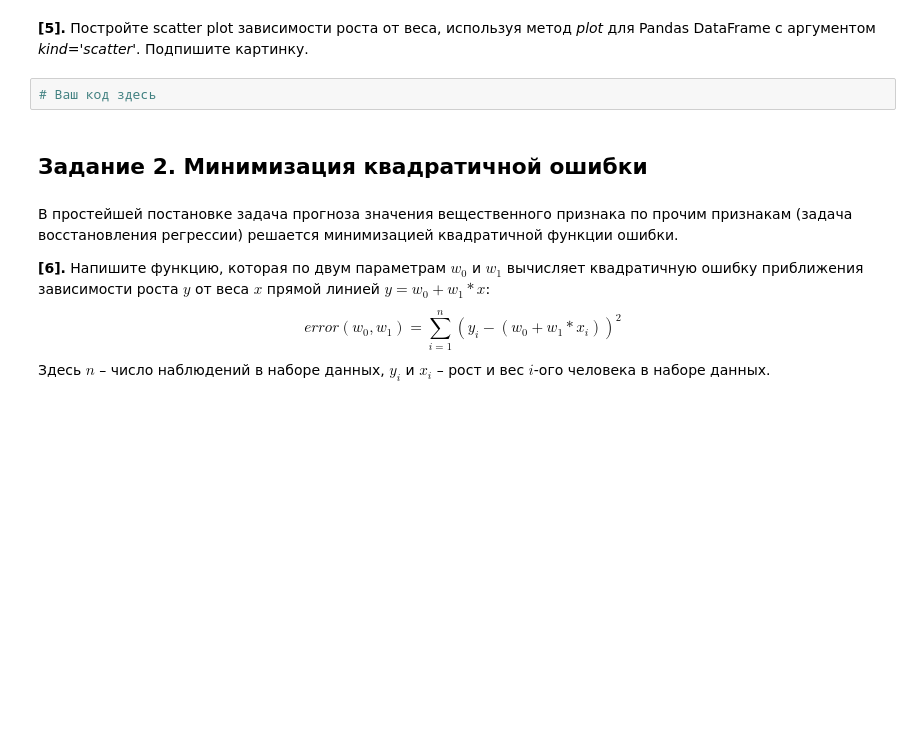
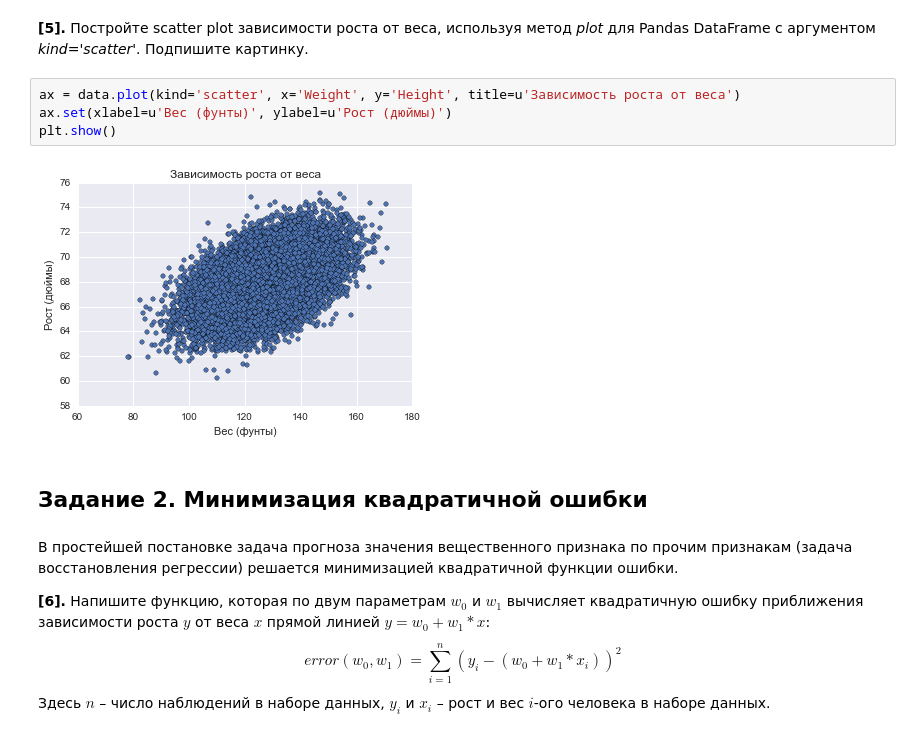
Before and after one commit to whoisvolos/ml_spec, a Jupyter notebook: course_2/week_1/peer_review_linreg_height_weight.ipynb, the cells around one changed output. Saved outputs shown, nothing was run; the diff lists cells and outputs as text; blank space fills up the shorter version.

```diff
--- a/course_2/week_1/peer_review_linreg_height_weight.ipynb
+++ b/course_2/week_1/peer_review_linreg_height_weight.ipynb
@@ -84,7 +108,11 @@ data['weight_cat'] = data['Weight'].apply(weight_category)
 # %% [markdown]
 **[5].** Постройте scatter plot зависимости роста от веса, используя метод *plot* для Pandas DataFrame с аргументом *kind='scatter'*. Подпишите картинку.
-# %%
-# Ваш код здесь
+# %%
+ax = data.plot(kind='scatter', x='Weight', y='Height', title=u'Зависимость роста от веса')
+ax.set(xlabel=u'Вес (фунты)', ylabel=u'Рост (дюймы)')
+plt.show()
+# %% [output]
+[figure, added]
 # %% [markdown]
 ## Задание 2. Минимизация квадратичной ошибки
 # %% [markdown]
```
Also changed, not shown: parts of 31 cells of this notebook, 12 other files.
